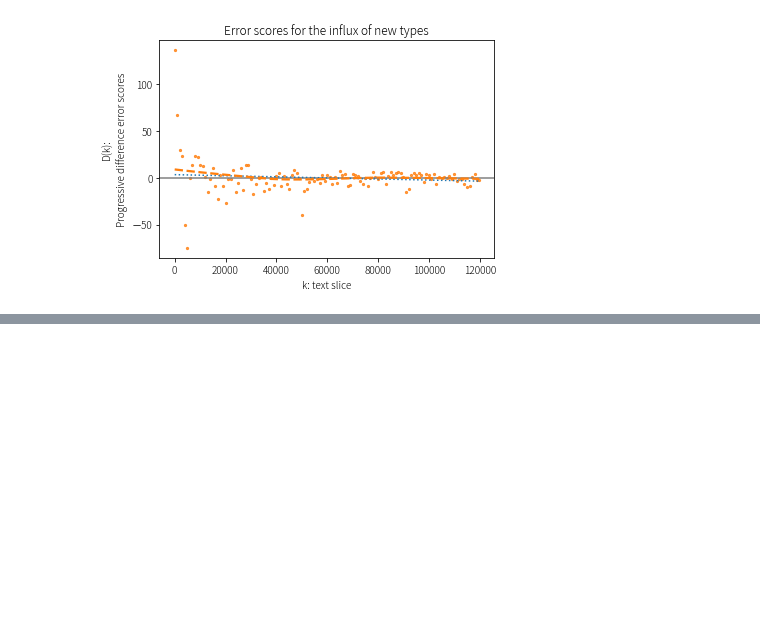
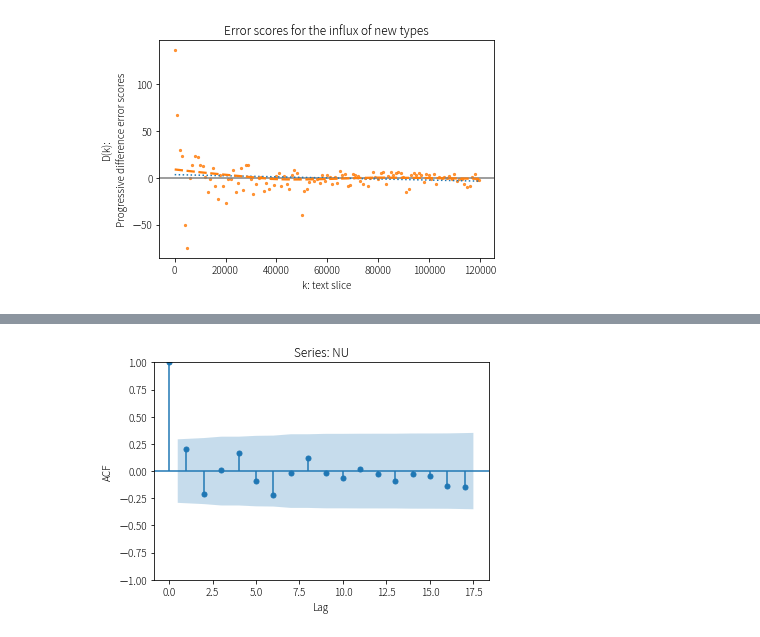
Before and after one commit to lopentu/cck, a Jupyter notebook: etc/vocab_growth.ipynb, the cells around one changed output, grey strips where cells are left out. Cells and saved outputs as stored; diff of their text form; code cells hidden in the pictures; blank space fills up the shorter version.

```diff
--- a/etc/vocab_growth.ipynb
+++ b/etc/vocab_growth.ipynb
@@ -67,0 +107,4 @@ for i in range(10):
+# %%
+growth_obj.plot_U_acf(U_var='NU')
+# %% [output]
+[figure, added]
```
Also changed, not shown: parts of 10 cells of this notebook, 1 other file.
